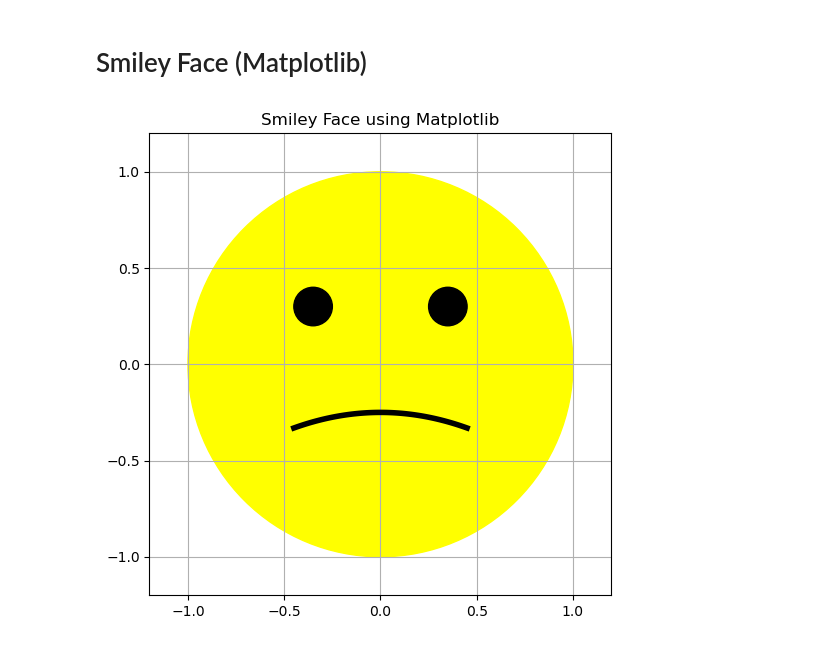
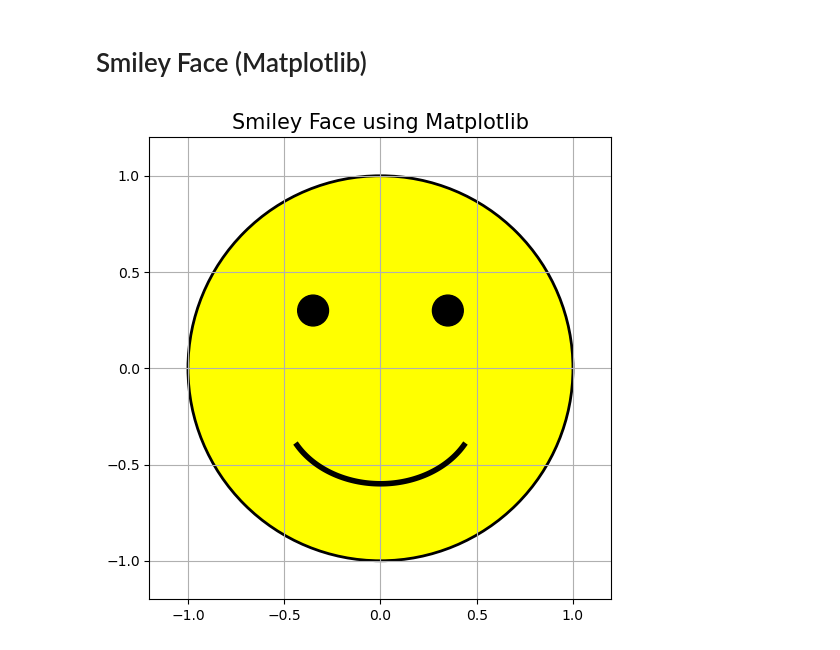
Before and after one commit to mkumar2177/Data-science-, a Jupyter notebook: class 8.ipynb, the cells around one changed output. Saved outputs shown, nothing was run; the diff lists cells and outputs as text; code cells hidden in the pictures.

```diff
--- a/class 8.ipynb
+++ b/class 8.ipynb
@@ -61,33 +61,34 @@ plt.show()
 # %%
 import matplotlib.pyplot as plt
 import numpy as np
 
 fig, ax = plt.subplots(figsize=(6,6))
 
 # Face
-face = plt.Circle((0,0),1,color='yellow')
+face = plt.Circle((0,0),1,color='yellow', ec='black', linewidth=2)
 ax.add_patch(face)
 
 # Eyes
-left_eye = plt.Circle((-0.35,0.3),0.1,color='black')
-right_eye = plt.Circle((0.35,0.3),0.1,color='black')
+left_eye = plt.Circle((-0.35,0.3),0.08,color='black')
+right_eye = plt.Circle((0.35,0.3),0.08,color='black')
 
 ax.add_patch(left_eye)
 ax.add_patch(right_eye)
 
-# Smile
-x = np.linspace(-0.45,0.45,100)
-y = -0.25 - 0.4*(x**2)
+# Smile (Upper Half of Circle
+theta = np.linspace(np.pi/6, 5*np.pi/6, 100)
 
-ax.plot(x,y,color='black',linewidth=4)
+x = 0.5 * np.cos(theta)
+y = -0.2 - 0.4 * np.sin(theta)
 
-plt.xlim(-1.2,1.2)
-plt.ylim(-1.2,1.2)
+ax.plot(x, y, color='black', linewidth=4)
 
+ax.set_xlim(-1.2,1.2)
+ax.set_ylim(-1.2,1.2)
 ax.set_aspect('equal')
-plt.title("Smiley Face using Matplotlib")
+
+plt.title("Smiley Face using Matplotlib", fontsize=15)
 plt.grid()
-
 plt.show()
 # %% [output]
-[figure, old version]
+[figure, new version]
```
Also changed, not shown: 1 other file.
